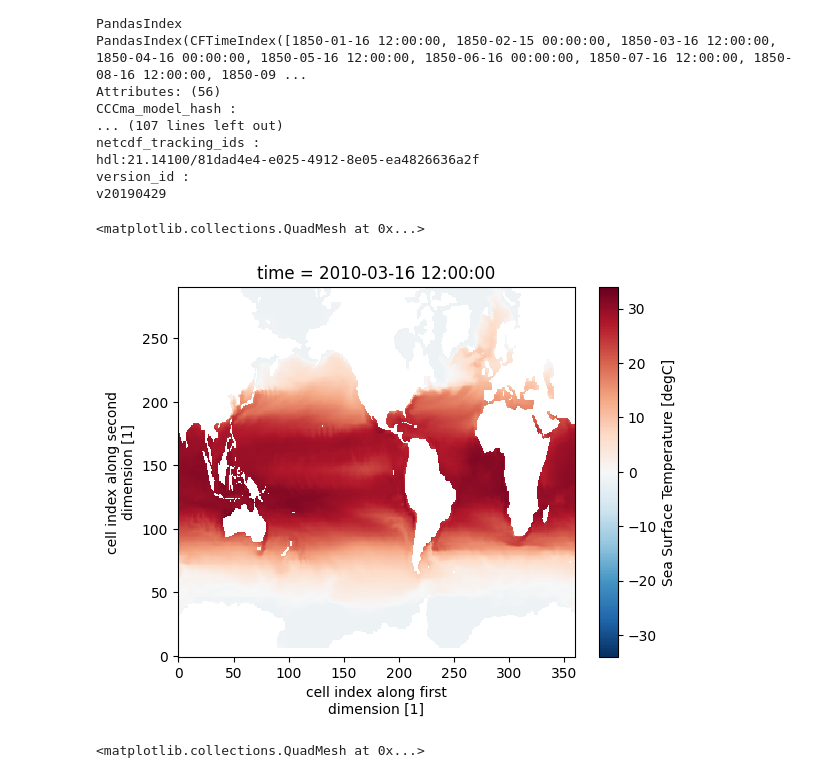
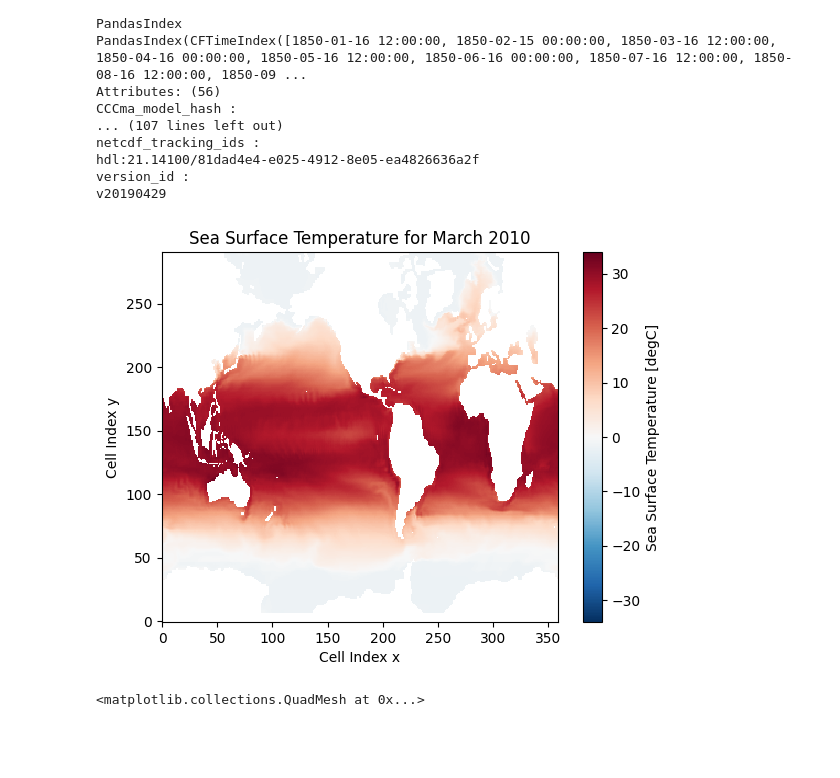
Before and after one commit to olleholt/toolkit, a Jupyter notebook: test_notebooks/dataAccess_test_patty.ipynb, the cells around one changed output. Saved outputs shown, nothing was run; the diff lists cells and outputs as text; code cells hidden in the pictures; blank space fills up the shorter version.

```diff
--- a/test_notebooks/dataAccess_test_patty.ipynb
+++ b/test_notebooks/dataAccess_test_patty.ipynb
@@ -281,9 +281,17 @@ version_id :
 v20190429
 # %%
 ds.tos.sel(time='2010-03').squeeze().plot()
+
+plt.title('Sea Surface Temperature for March 2010')
+
+
+plt.xlabel('Cell Index x')
+plt.ylabel('Cell Index y')
+
+
+plt.show()
 # %% [output]
-<matplotlib.collections.QuadMesh at 0x...>
-[figure, old version]
+[figure, new version]
 # %%
 ds.tos.sel(time='1950-03').squeeze().plot()
 # %% [output]
```
Also changed, not shown: parts of 1 cell of this notebook, 1 other file.
